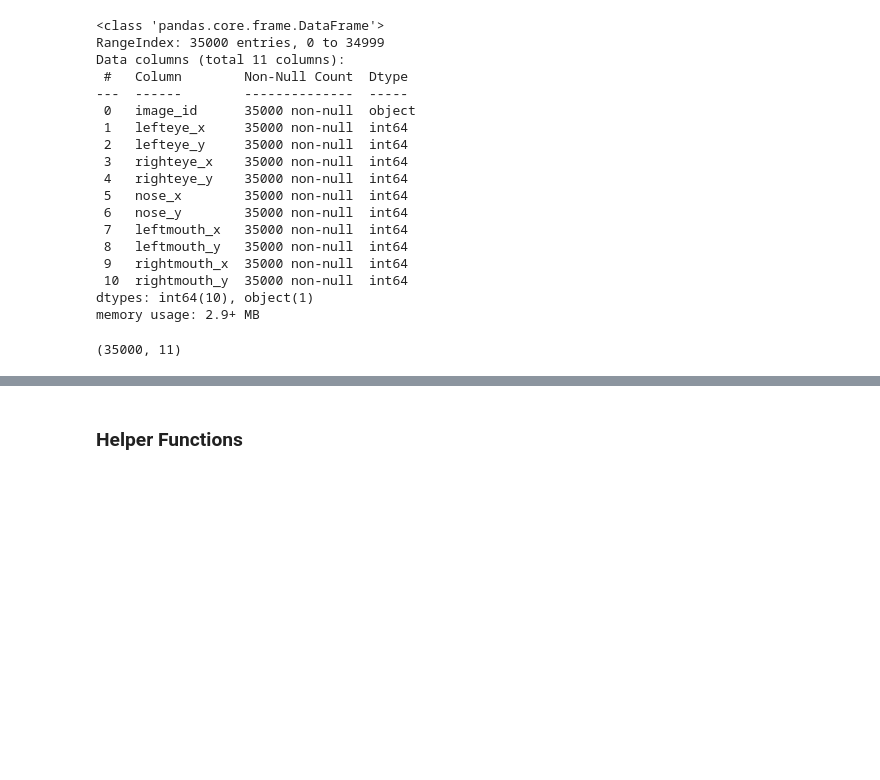
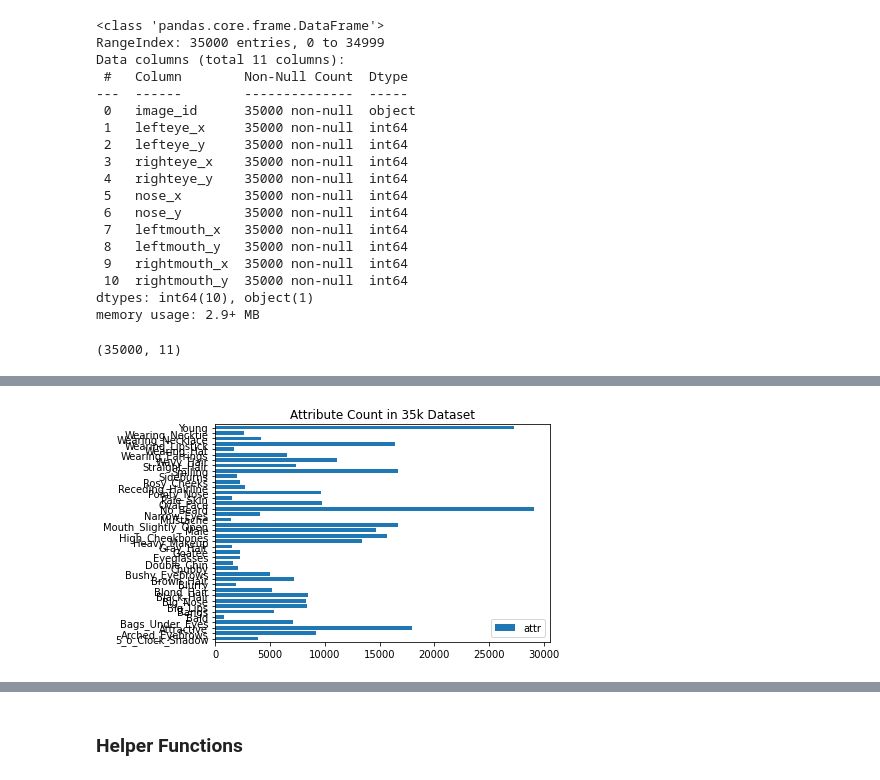
Before and after one commit to scho-git/springboard, a Jupyter notebook: face_detection_project/face-classification.ipynb, the cells around one changed output, grey strips where cells are left out. Cells and saved outputs as stored; diff of their text form; code cells hidden in the pictures; blank space fills up the shorter version.

```diff
--- a/face_detection_project/face-classification.ipynb
+++ b/face_detection_project/face-classification.ipynb
@@ -154,0 +337,17 @@ plt.show()
+# %%
+#Visualize attribute count
+count = pd.DataFrame(attr_og.iloc[:,1:].sum(axis=0))
+count.columns = ['attr']
+
+#Plot the attributes count
+ax = count.plot.barh(width=0.7)
+ax.set_title('Attribute Count in 35k Dataset')
+
+#Show percentages
+#for p in ax.patches:
+#        ax.text(p.get_height()+100, p.get_y() + 10,
+#               str(round(p.get_height()/35000*100,1))+'%', fontsize=15)
+
+plt.show()
+# %% [output]
+[figure, added]
```
Also changed, not shown: parts of 39 cells of this notebook.
